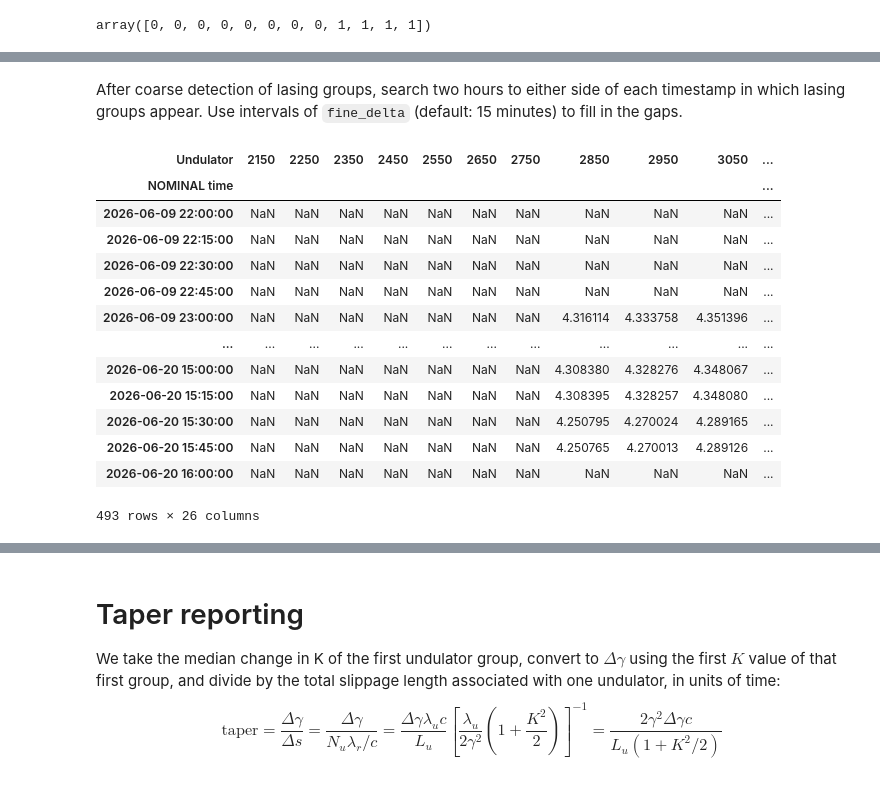
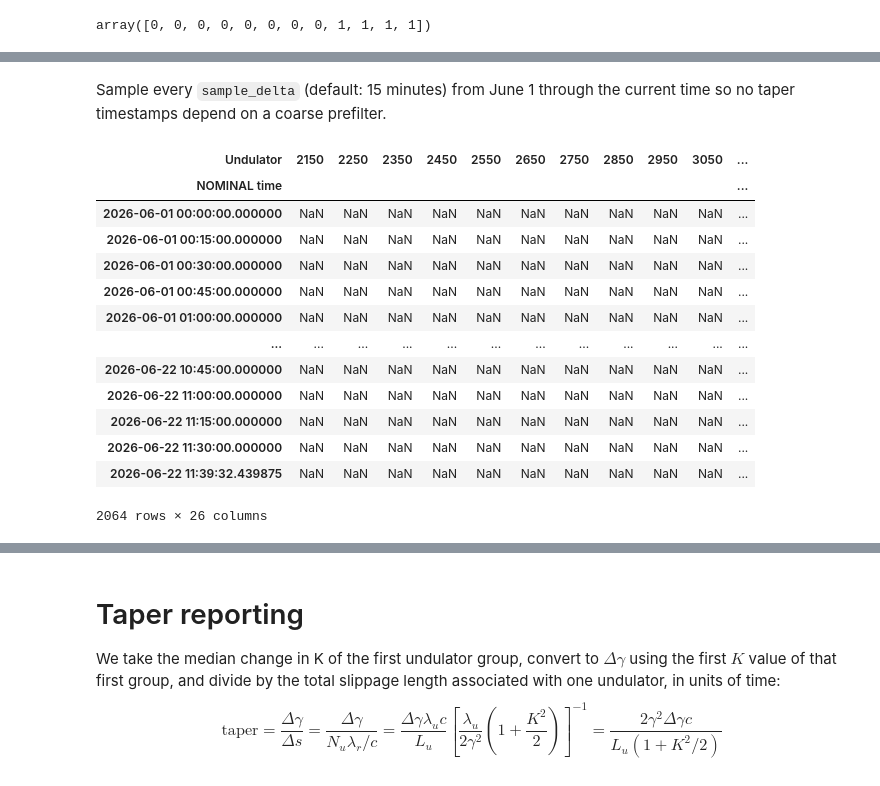
Before and after one commit to aaronzr/xleap, a Jupyter notebook: XLEAP_Detector.ipynb, the cells around one changed output, grey strips where cells are left out. Cells and saved outputs as stored; diff of their text form; code cells hidden in the pictures.

```diff
--- a/XLEAP_Detector.ipynb
+++ b/XLEAP_Detector.ipynb
@@ -85,15 +85,16 @@ We are interested in three things:
 
     c) dividing by the total slippage in a single undulator in units of time: $\Delta s = N_u \lambda_r/c$
 # %%
-import meme
-import os, re, csv
+import os, re
 import numpy as np
 from datetime import timedelta, datetime as dt
 from pathlib import Path
 
+from sparklines.app.xleap_snapshot_store import DEFAULT_DB_PATH, connect
+
 start = dt(2026, 6, 1, 0, 0)
 end = dt.now()
-coarse_delta = timedelta(hours=4)
+sample_delta = timedelta(minutes=15)
 snapshot_delta = timedelta(seconds=3)
 # %% [markdown]
 ## Data collection
@@ -240,16 +241,13 @@ gamma_snapshots
 # %% [markdown]
 ### $K$
 # %%
-# This takes about a minute to pull data for 10 days. Cache snapshots in a CSV so repeat runs only fetch misses.
-
-undulator_pvs = meme.names.list_pvs('USEG:UNDS:%:lambda_U')
-und_nums = [re.search(r'USEG:UNDS:(\d+):lambda_U', pv).group(1) for pv in undulator_pvs]
-kact_pvs = [f'USEG:UNDS:{num}:KAct' for num in und_nums]
+kact_pvs = _snapshot_pvs_from_sqlite(KACT_PV_RE)
+und_nums = [KACT_PV_RE.fullmatch(pv).group(1) for pv in kact_pvs]
 
 k_times = []
 t = start
 while t < end:
     k_times.append(t)
-    t += coarse_delta
+    t += sample_delta
 
-k_snapshots = _fetch_archiver_snapshots_cached(kact_pvs, k_times, 'k_snapshots.csv')
+k_snapshots = _fetch_sqlite_snapshots(kact_pvs, k_times)
@@ -286,7 +282,7 @@ To find such a group, we make a boolean array from the K array indicating where
 import pandas as pd
 
 und_nums = [re.search(r'USEG:UNDS:(\d+):KAct', pv).group(1) for pv in kact_pvs]
-nominal_times = [start + i * coarse_delta for i in range(len(k_snapshots))]
+nominal_times = k_times
 
 kvals_df = pd.DataFrame(
     data=[
@@ -389,24 +385,19 @@ lasing_groups
 # %% [markdown]
-After coarse detection of lasing groups, search two hours to either side of each timestamp in which lasing groups appear. Use intervals of `fine_delta` (default: 15 minutes) to fill in the gaps.
+Sample every `sample_delta` (default: 15 minutes) from June 1 through the current time so no taper timestamps depend on a coarse prefilter.
 # %%
-fine_delta = globals().get('fine_delta', timedelta(minutes=15))
-fine_window = timedelta(hours=2)
+sample_delta = globals().get('sample_delta', timedelta(minutes=15))
 
-coarse_lasing_times = list(lasing_groups.index[lasing_groups.notna().any(axis=1)])
+fine_times = []
+t = start
+while t < end:
+    fine_times.append(t)
+    t += sample_delta
+if not fine_times or fine_times[-1] != end:
+    fine_times.append(end)
 
-fine_times = set()
-for coarse_time in coarse_lasing_times:
-    t = coarse_time - fine_window
-    while t <= coarse_time + fine_window:
-        if start <= t <= end:
-            fine_times.add(t)
-        t += fine_delta
-fine_times = sorted(fine_times)
-
-fine_k_snapshots = _fetch_archiver_snapshots_cached(
+fine_k_snapshots = _fetch_sqlite_snapshots(
     kact_pvs,
     fine_times,
-    'fine_k_snapshots.csv',
 )
 
 fine_kvals_df = pd.DataFrame(
@@ -419,45 +410,45 @@ fine_kvals_df = pd.DataFrame(
 )
 fine_kvals_df.index.name = 'NOMINAL time'
 fine_kvals_df.columns.name = 'Undulator'
 
 fine_snapshot_times_df = pd.DataFrame(
     data=[
         [snapshot[pv][0] if pv in snapshot else pd.NaT for pv in kact_pvs]
         for snapshot in fine_k_snapshots
     ],
     index=fine_times,
     columns=und_nums,
 )
 fine_snapshot_times_df.index.name = 'NOMINAL time'
 fine_snapshot_times_df.columns.name = 'Undulator'
 
 fine_dk_lasing_mask = detect_lasing_groups(fine_kvals_df)
 fine_dk_group_left_edges = fine_dk_lasing_mask & ~fine_dk_lasing_mask.shift(1, axis=1, fill_value=False)
 fine_k_lasing_mask = fine_dk_lasing_mask | fine_dk_group_left_edges.shift(-1, axis=1, fill_value=False)
 fine_lasing_groups = fine_kvals_df[fine_k_lasing_mask]
 
 fine_k_snapshots_df = pd.concat(
     {'K value': fine_kvals_df, 'Snapshot time': fine_snapshot_times_df},
     axis=1,
 )
 fine_k_snapshots_df.columns.names = ['Field', 'Undulator']
 
 fine_lasing_groups
 # %% [output]
 | Undulator | 2150 | 2250 | 2350 | 2450 | 2550 | 2650 | 2750 | 2850 | 2950 | 3050 | ... |
 | NOMINAL time |  |  |  |  |  |  |  |  |  |  | ... |
-| 2026-06-09 22:00:00 | NaN | NaN | NaN | NaN | NaN | NaN | NaN | NaN | NaN | NaN | ... |
-| 2026-06-09 22:15:00 | NaN | NaN | NaN | NaN | NaN | NaN | NaN | NaN | NaN | NaN | ... |
-| 2026-06-09 22:30:00 | NaN | NaN | NaN | NaN | NaN | NaN | NaN | NaN | NaN | NaN | ... |
-| 2026-06-09 22:45:00 | NaN | NaN | NaN | NaN | NaN | NaN | NaN | NaN | NaN | NaN | ... |
-| 2026-06-09 23:00:00 | NaN | NaN | NaN | NaN | NaN | NaN | NaN | 4.316114 | 4.333758 | 4.351396 | ... |
+| 2026-06-01 00:00:00.000000 | NaN | NaN | NaN | NaN | NaN | NaN | NaN | NaN | NaN | NaN | ... |
+| 2026-06-01 00:15:00.000000 | NaN | NaN | NaN | NaN | NaN | NaN | NaN | NaN | NaN | NaN | ... |
+| 2026-06-01 00:30:00.000000 | NaN | NaN | NaN | NaN | NaN | NaN | NaN | NaN | NaN | NaN | ... |
+| 2026-06-01 00:45:00.000000 | NaN | NaN | NaN | NaN | NaN | NaN | NaN | NaN | NaN | NaN | ... |
+| 2026-06-01 01:00:00.000000 | NaN | NaN | NaN | NaN | NaN | NaN | NaN | NaN | NaN | NaN | ... |
 | ... | ... | ... | ... | ... | ... | ... | ... | ... | ... | ... | ... |
-| 2026-06-20 15:00:00 | NaN | NaN | NaN | NaN | NaN | NaN | NaN | 4.308380 | 4.328276 | 4.348067 | ... |
-| 2026-06-20 15:15:00 | NaN | NaN | NaN | NaN | NaN | NaN | NaN | 4.308395 | 4.328257 | 4.348080 | ... |
-| 2026-06-20 15:30:00 | NaN | NaN | NaN | NaN | NaN | NaN | NaN | 4.250795 | 4.270024 | 4.289165 | ... |
-| 2026-06-20 15:45:00 | NaN | NaN | NaN | NaN | NaN | NaN | NaN | 4.250765 | 4.270013 | 4.289126 | ... |
-| 2026-06-20 16:00:00 | NaN | NaN | NaN | NaN | NaN | NaN | NaN | NaN | NaN | NaN | ... |
+| 2026-06-22 10:45:00.000000 | NaN | NaN | NaN | NaN | NaN | NaN | NaN | NaN | NaN | NaN | ... |
+| 2026-06-22 11:00:00.000000 | NaN | NaN | NaN | NaN | NaN | NaN | NaN | NaN | NaN | NaN | ... |
+| 2026-06-22 11:15:00.000000 | NaN | NaN | NaN | NaN | NaN | NaN | NaN | NaN | NaN | NaN | ... |
+| 2026-06-22 11:30:00.000000 | NaN | NaN | NaN | NaN | NaN | NaN | NaN | NaN | NaN | NaN | ... |
+| 2026-06-22 11:39:32.439875 | NaN | NaN | NaN | NaN | NaN | NaN | NaN | NaN | NaN | NaN | ... |
-493 rows × 26 columns
+2064 rows × 26 columns
 # %%
 k_to_dk(fine_lasing_groups)
 # %% [output]
```
Also changed, not shown: parts of 16 cells of this notebook, 6 other files.
